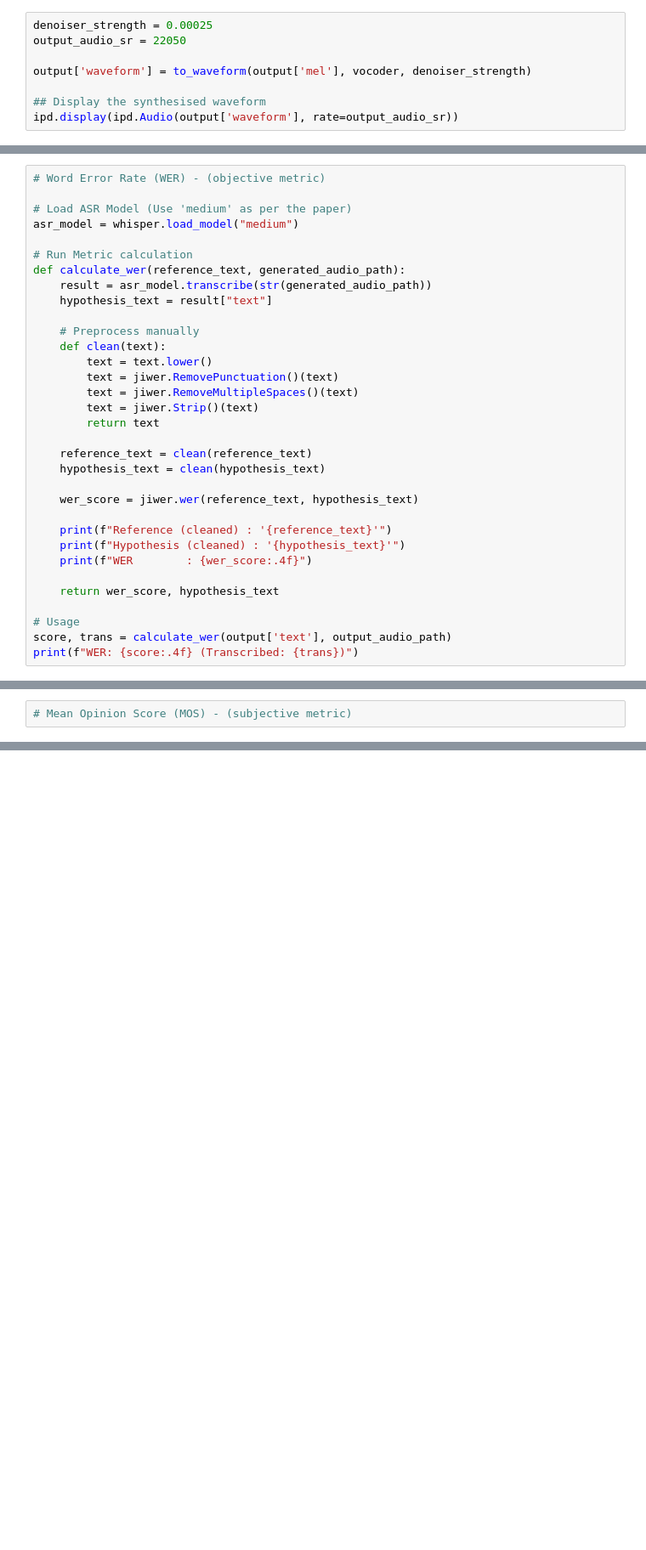
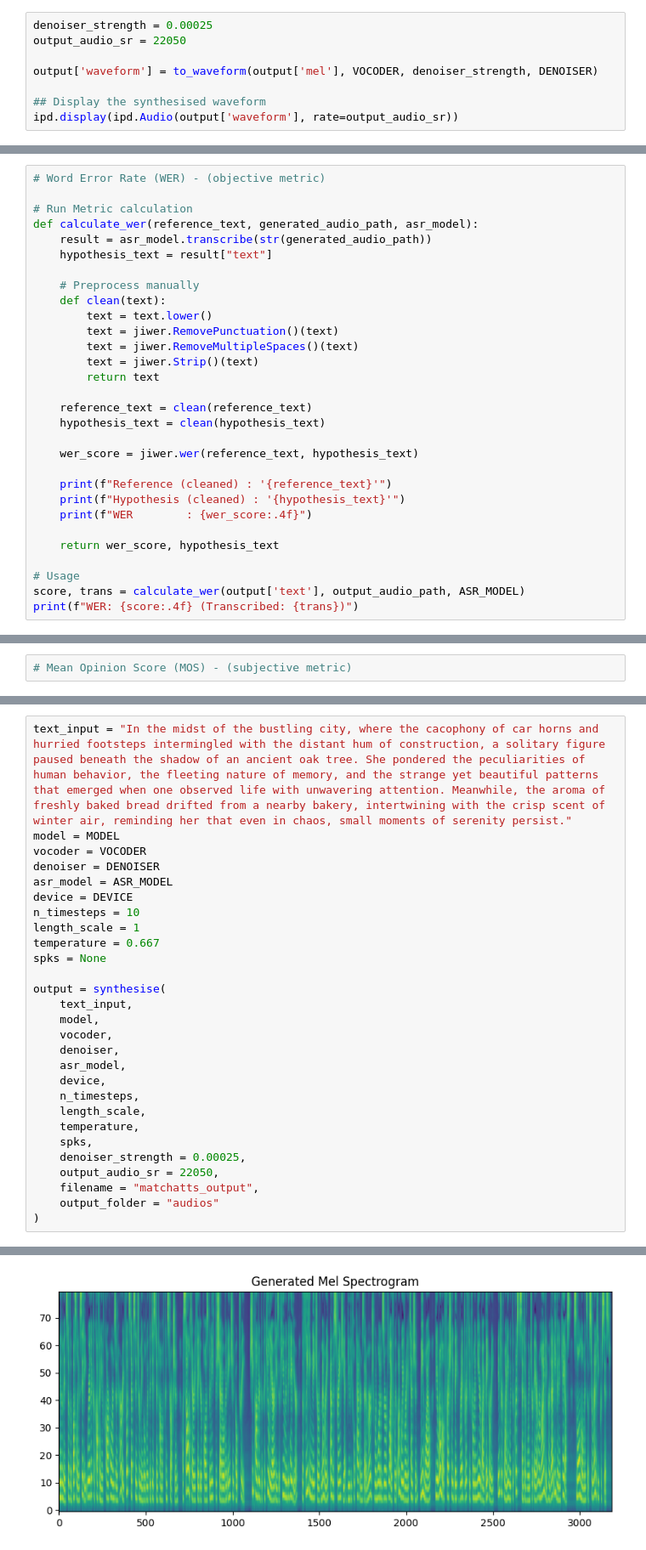
Before and after one commit to 2ineddine/MatchaTTS-Implementation-Analysis, a Jupyter notebook: 1_notebook_run_model.ipynb, the cells around one changed output, grey strips where cells are left out. Shown at 85% size. Cells and saved outputs as stored; diff of their text form; blank space fills up the shorter version.

```diff
--- a/1_notebook_run_model.ipynb
+++ b/1_notebook_run_model.ipynb
@@ -223,7 +217,7 @@ def save_to_folder(filename: str, output: dict, folder: str, output_audio_sr: in
 denoiser_strength = 0.00025
 output_audio_sr = 22050
 
-output['waveform'] = to_waveform(output['mel'], vocoder, denoiser_strength)
+output['waveform'] = to_waveform(output['mel'], VOCODER, denoiser_strength, DENOISER)
 
 ## Display the synthesised waveform
 ipd.display(ipd.Audio(output['waveform'], rate=output_audio_sr))
@@ -336,11 +343,8 @@ rtf : 0.368084267578125
 # %%
 # Word Error Rate (WER) - (objective metric)
 
-# Load ASR Model (Use 'medium' as per the paper)
-asr_model = whisper.load_model("medium")
-
 # Run Metric calculation
-def calculate_wer(reference_text, generated_audio_path):
+def calculate_wer(reference_text, generated_audio_path, asr_model):
     result = asr_model.transcribe(str(generated_audio_path))
     hypothesis_text = result["text"]
 
@@ -364,7 +368,7 @@ def calculate_wer(reference_text, generated_audio_path):
     return wer_score, hypothesis_text
 
 # Usage
-score, trans = calculate_wer(output['text'], output_audio_path)
+score, trans = calculate_wer(output['text'], output_audio_path, ASR_MODEL)
 print(f"WER: {score:.4f} (Transcribed: {trans})")
 # %% [output]
 Reference (cleaned) : 'hello world'
@@ -375,0 +447,29 @@ WER: 0.0000 (Transcribed: hello world)
+# %%
+text_input = "In the midst of the bustling city, where the cacophony of car horns and hurried footsteps intermingled with the distant hum of construction, a solitary figure paused beneath the shadow of an ancient oak tree. She pondered the peculiarities of human behavior, the fleeting nature of memory, and the strange yet beautiful patterns that emerged when one observed life with unwavering attention. Meanwhile, the aroma of freshly baked bread drifted from a nearby bakery, intertwining with the crisp scent of winter air, reminding her that even in chaos, small moments of serenity persist."
+model = MODEL
+vocoder = VOCODER
+denoiser = DENOISER
+asr_model = ASR_MODEL
+device = DEVICE
+n_timesteps = 10
+length_scale = 1
+temperature = 0.667
+spks = None
+
+output = synthesise(
+    text_input,
+    model,
+    vocoder,
+    denoiser,
+    asr_model,
+    device,
+    n_timesteps,
+    length_scale,
+    temperature,
+    spks,
+    denoiser_strength = 0.00025,
+    output_audio_sr = 22050,
+    filename = "matchatts_output",
+    output_folder = "audios"
+)
+# %% [output]
@@ -375,0 +480 @@ WER: 0.0000 (Transcribed: hello world)
+[figure, added]
```
Also changed, not shown: parts of 13 cells of this notebook.
